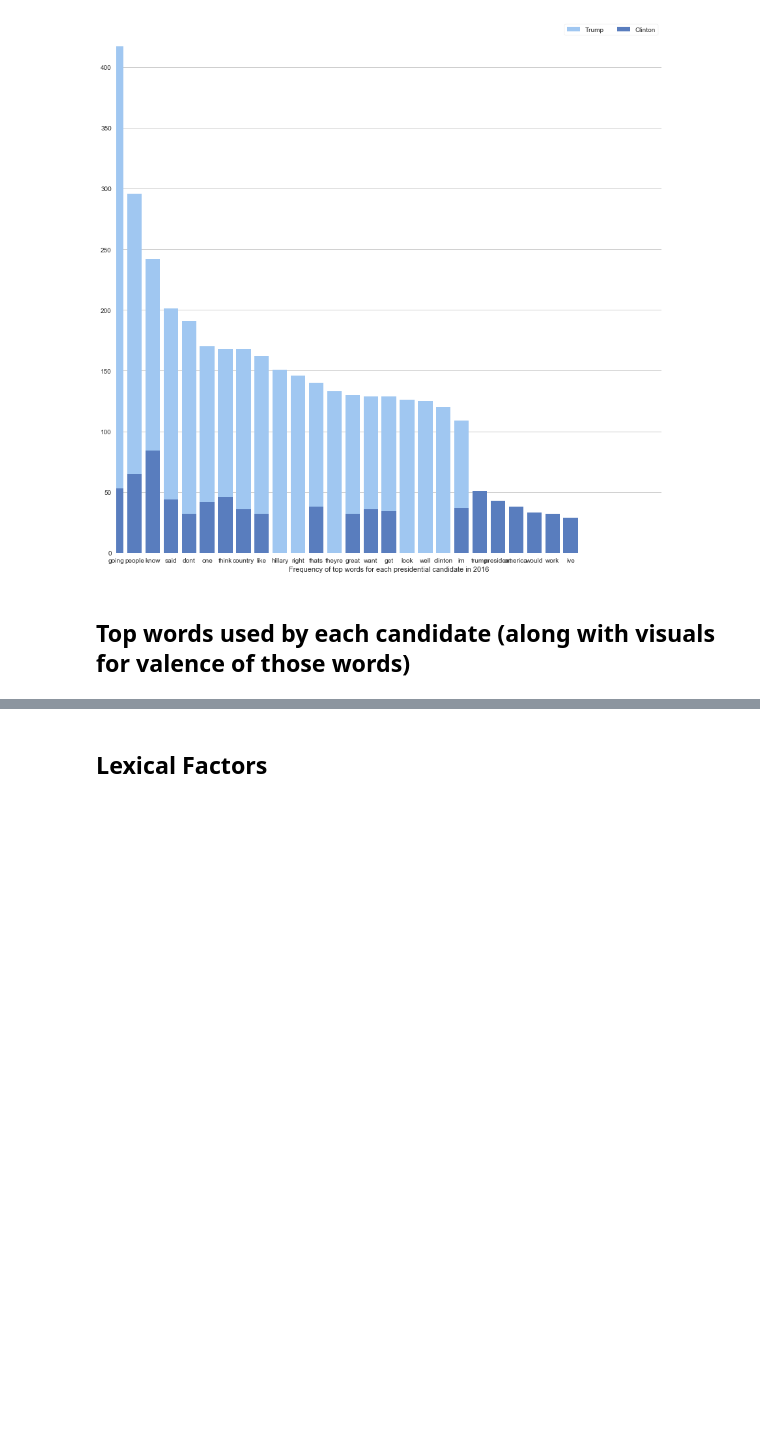
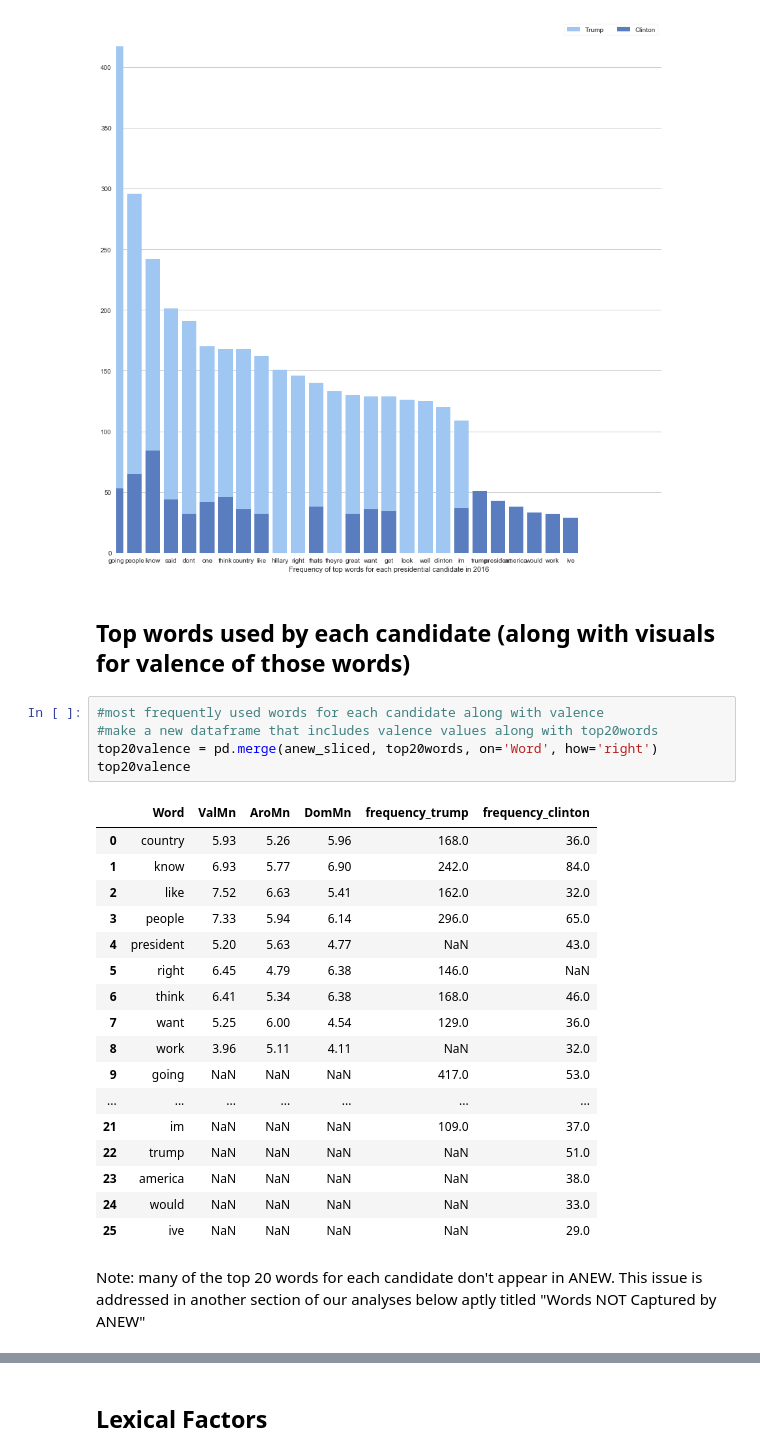
Before and after one commit to peachypunk/NLTK_Final_Project, a Jupyter notebook: nltk politics final code.ipynb, the cells around one changed output, grey strips where cells are left out. Drawn from its saved outputs; the diff is of its cells as text; blank space fills up the shorter version.

Commit message:
top20valence restored, formal writeup

```diff
--- a/nltk politics final code.ipynb
+++ b/nltk politics final code.ipynb
@@ -377,3 +424,28 @@ sns.despine(left=True, bottom=True)
 [figure]
 # %% [markdown]
 ## Top words used by each candidate (along with visuals for valence of those words)
+# %%
+#most frequently used words for each candidate along with valence
+#make a new dataframe that includes valence values along with top20words
+top20valence = pd.merge(anew_sliced, top20words, on='Word', how='right')
+top20valence
+# %% [output]
+|  | Word | ValMn | AroMn | DomMn | frequency_trump | frequency_clinton |
+| 0 | country | 5.93 | 5.26 | 5.96 | 168.0 | 36.0 |
+| 1 | know | 6.93 | 5.77 | 6.90 | 242.0 | 84.0 |
+| 2 | like | 7.52 | 6.63 | 5.41 | 162.0 | 32.0 |
+| 3 | people | 7.33 | 5.94 | 6.14 | 296.0 | 65.0 |
+| 4 | president | 5.20 | 5.63 | 4.77 | NaN | 43.0 |
+| 5 | right | 6.45 | 4.79 | 6.38 | 146.0 | NaN |
+| 6 | think | 6.41 | 5.34 | 6.38 | 168.0 | 46.0 |
+| 7 | want | 5.25 | 6.00 | 4.54 | 129.0 | 36.0 |
+| 8 | work | 3.96 | 5.11 | 4.11 | NaN | 32.0 |
+| 9 | going | NaN | NaN | NaN | 417.0 | 53.0 |
+| ... | ... | ... | ... | ... | ... | ... |
+| 21 | im | NaN | NaN | NaN | 109.0 | 37.0 |
+| 22 | trump | NaN | NaN | NaN | NaN | 51.0 |
+| 23 | america | NaN | NaN | NaN | NaN | 38.0 |
+| 24 | would | NaN | NaN | NaN | NaN | 33.0 |
+| 25 | ive | NaN | NaN | NaN | NaN | 29.0 |
+# %% [markdown]
+Note: many of the top 20 words for each candidate don't appear in ANEW. This issue is addressed in another section of our analyses below aptly titled "Words NOT Captured by ANEW"
```
Also changed, not shown: parts of 13 cells of this notebook.
